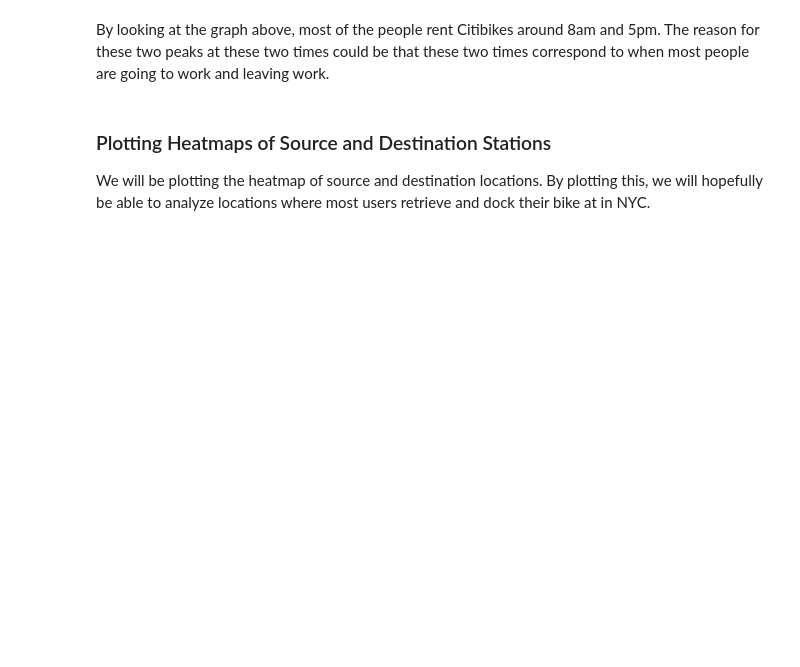
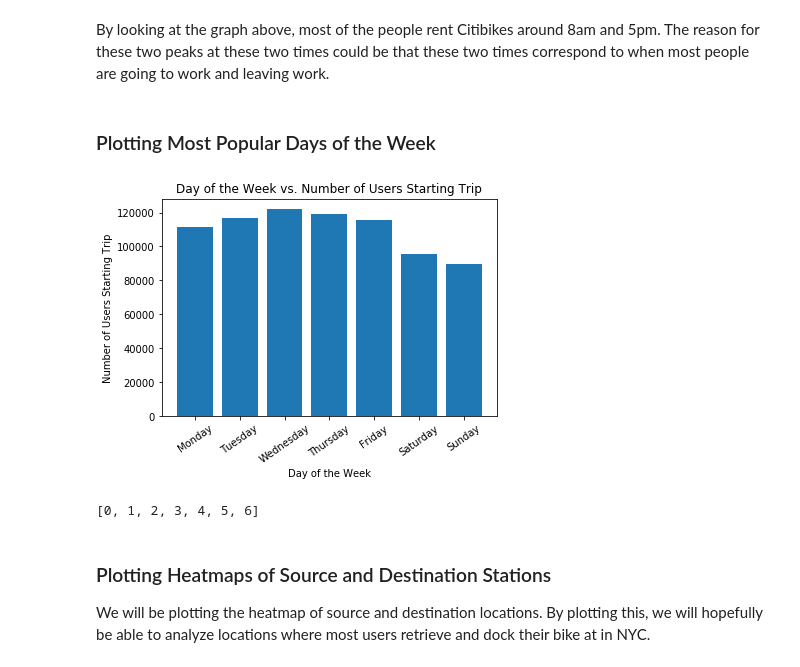
Before and after one commit to arunsrinivas20/arunsrinivas20.github.io, a Jupyter notebook: Andrew_Arun_Matt_CMSC320_Final.ipynb, the cells around one changed output. Drawn from its saved outputs; the diff is of its cells as text; code cells hidden in the pictures; blank space fills up the shorter version.

```diff
--- a/Andrew_Arun_Matt_CMSC320_Final.ipynb
+++ b/Andrew_Arun_Matt_CMSC320_Final.ipynb
@@ -230,5 +236,31 @@ plt.show()
 # %% [markdown]
 By looking at the graph above, most of the people rent Citibikes around 8am and 5pm. The reason for these two peaks at these two times could be that these two times correspond to when most people are going to work and leaving work.
+# %% [markdown]
+### Plotting Most Popular Days of the Week
+# %%
+week_day= {}
+
+# Fill time_of_day hash table with 0 occurrences of users for each hour
+for i in range(0, 7):
+    week_day[i] = 0
+
+# Loop through dataframe and increase counts of users by one
+# for that hour if the user started the trip at that hour
+for index, row in bikes_df.iterrows():
+    datetime_obj = row['starttime']
+    week_day[datetime_obj.weekday()] += 1
+
+# We will now plot histogram of the time of day people start using the bikes.
+days = ['Monday','Tuesday','Wednesday','Thursday', 'Friday', 'Saturday', 'Sunday']
+plt.bar(week_day.keys(), week_day.values(), align='center')
+plt.xticks(list(week_day.keys()), days, rotation=35)
+plt.xlabel('Day of the Week')
+plt.ylabel('Number of Users Starting Trip')
+plt.title('Day of the Week vs. Number of Users Starting Trip')
+plt.show()
+# %% [output]
+[figure, added]
+[0, 1, 2, 3, 4, 5, 6]
 # %% [markdown]
 ### Plotting Heatmaps of Source and Destination Stations
 We will be plotting the heatmap of source and destination locations. By plotting this, we will hopefully be able to analyze locations where most users retrieve and dock their bike at in NYC.
```
Also changed, not shown: parts of 13 cells of this notebook.
